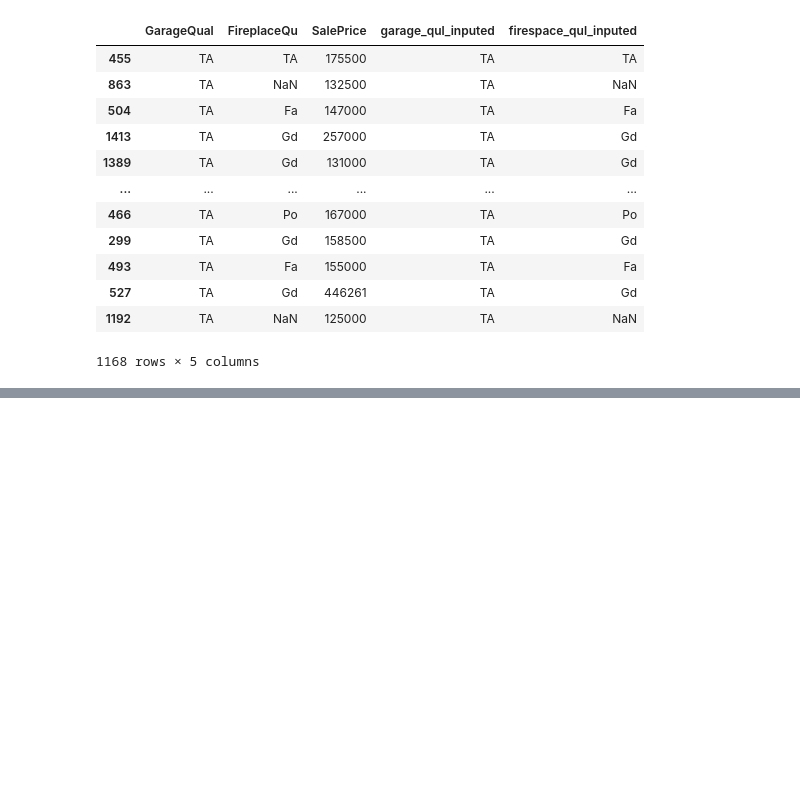
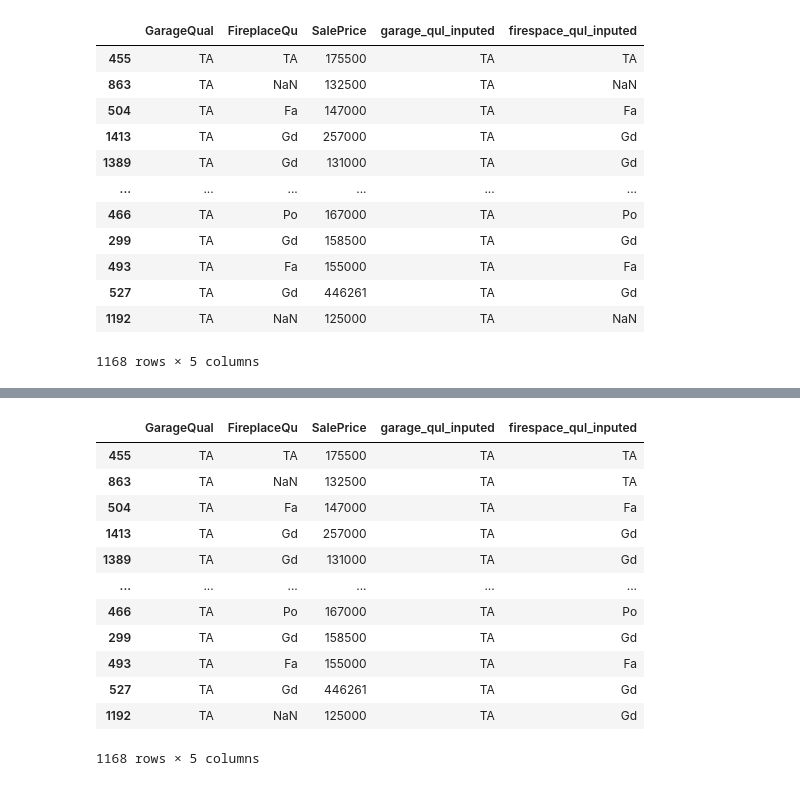
Before and after one commit to AdityaKhatavkar/ml_revision, a Jupyter notebook: Missing_values/random_imputation.ipynb, the cells around one changed output, grey strips where cells are left out. Drawn from its saved outputs; the diff is of its cells as text; code cells hidden in the pictures; blank space fills up the shorter version.

```diff
--- a/Missing_values/random_imputation.ipynb
+++ b/Missing_values/random_imputation.ipynb
@@ -210,0 +250,16 @@ x_test['age_imputed'][x_test['age_imputed'].isnull()] = x_test['Age'].dropna().s
+# %%
+x_train
+# %% [output]
+|  | GarageQual | FireplaceQu | SalePrice | garage_qul_inputed | firespace_qul_inputed |
+| 455 | TA | TA | 175500 | TA | TA |
+| 863 | TA | NaN | 132500 | TA | TA |
+| 504 | TA | Fa | 147000 | TA | Fa |
+| 1413 | TA | Gd | 257000 | TA | Gd |
+| 1389 | TA | Gd | 131000 | TA | Gd |
+| ... | ... | ... | ... | ... | ... |
+| 466 | TA | Po | 167000 | TA | Po |
+| 299 | TA | Gd | 158500 | TA | Gd |
+| 493 | TA | Fa | 155000 | TA | Fa |
+| 527 | TA | Gd | 446261 | TA | Gd |
+| 1192 | TA | NaN | 125000 | TA | Gd |
+1168 rows × 5 columns
```
Also changed, not shown: parts of 14 cells of this notebook, 4 other files.
